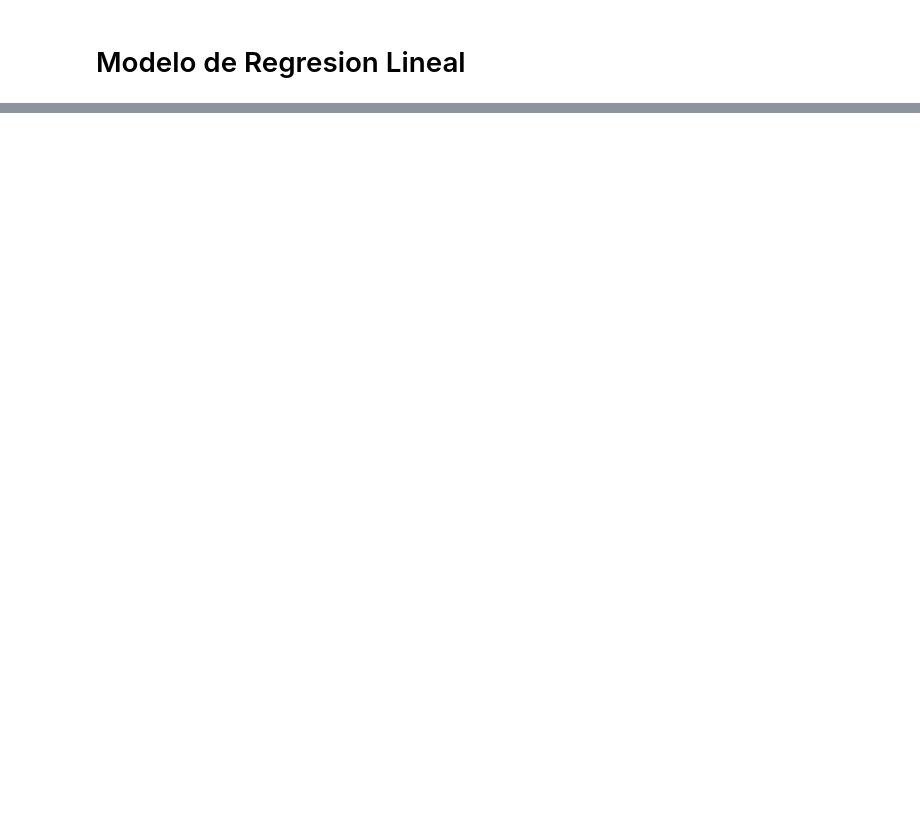
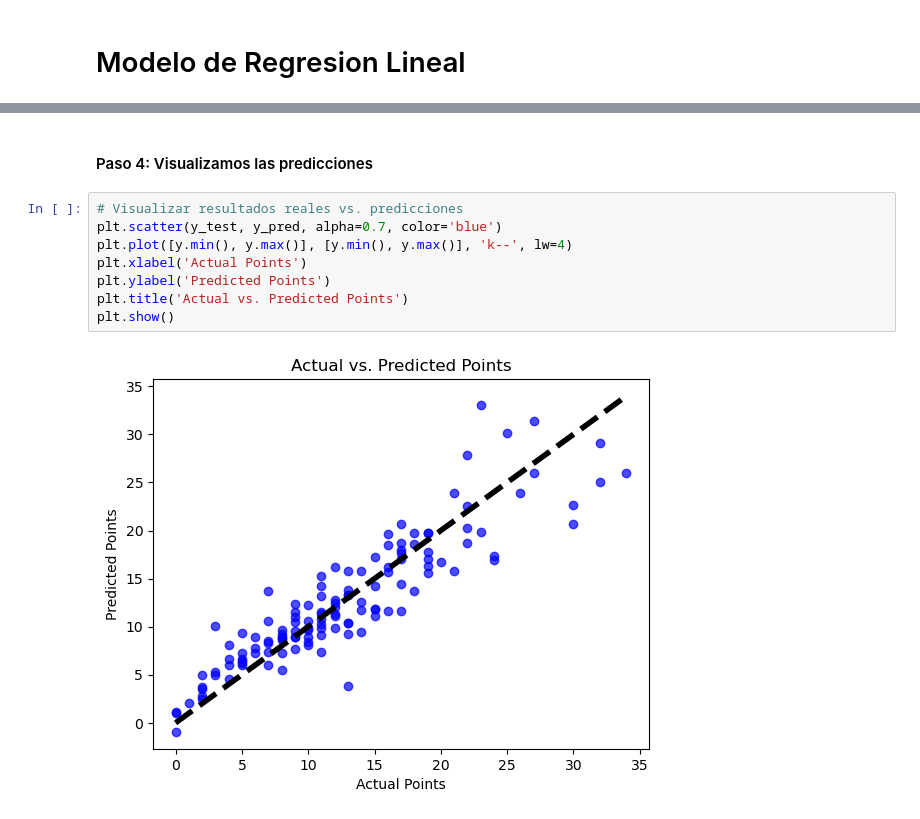
Before and after one commit to albabernal03/UEFA_PREDICCION2.0, a Jupyter notebook: modelos/regresion_lineal.ipynb, the cells around one changed output, grey strips where cells are left out. Saved outputs shown, nothing was run; the diff lists cells and outputs as text; blank space fills up the shorter version.

```diff
--- a/modelos/regresion_lineal.ipynb
+++ b/modelos/regresion_lineal.ipynb
@@ -42,0 +71,12 @@ Al tratarse de un modelo de Regresión Lineal lo primero que debemos hacer es de
+# %% [markdown]
+#### Paso 4: Visualizamos las predicciones
+# %%
+# Visualizar resultados reales vs. predicciones
+plt.scatter(y_test, y_pred, alpha=0.7, color='blue')
+plt.plot([y.min(), y.max()], [y.min(), y.max()], 'k--', lw=4)
+plt.xlabel('Actual Points')
+plt.ylabel('Predicted Points')
+plt.title('Actual vs. Predicted Points')
+plt.show()
+# %% [output]
+[figure, added]
```
Also changed, not shown: parts of 12 cells of this notebook.
